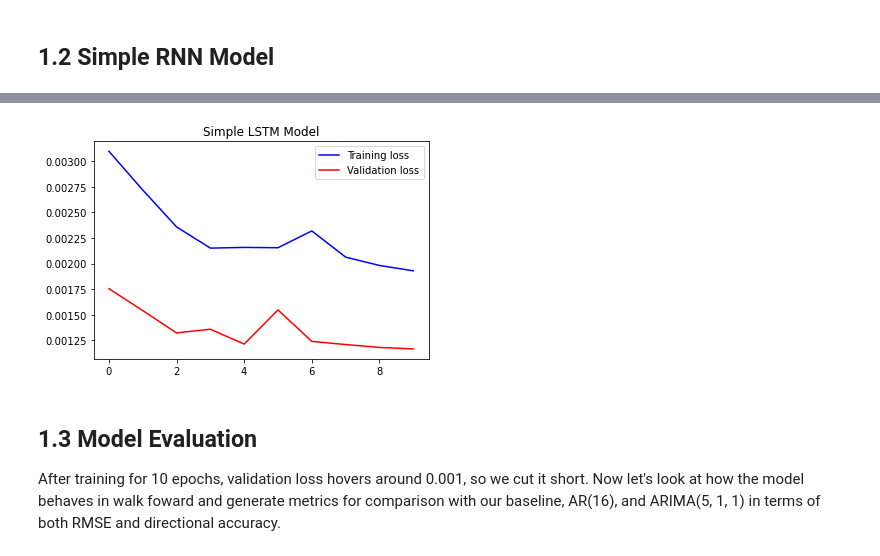
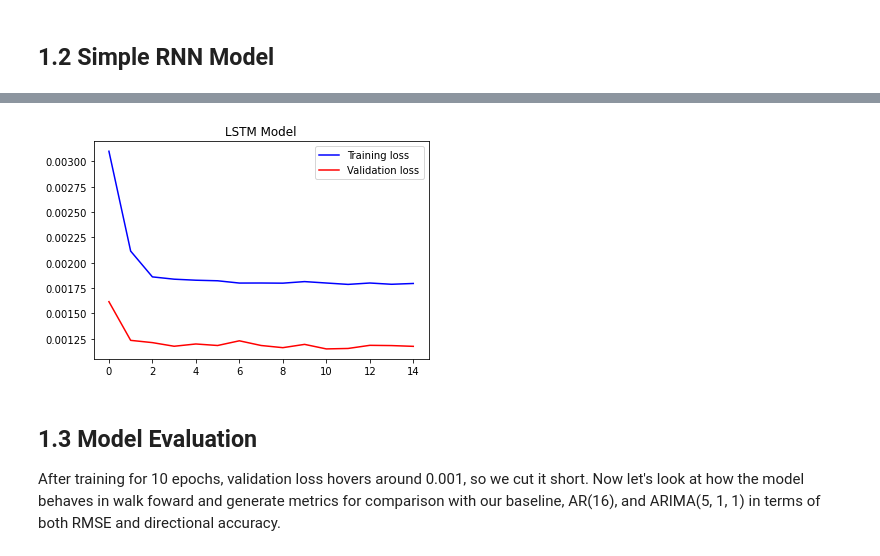
Before and after one commit to leehanchung/btc_dash, a Jupyter notebook: notebooks/03-tf_model.ipynb, the cells around one changed output, grey strips where cells are left out. Saved outputs shown, nothing was run; the diff lists cells and outputs as text; code cells hidden in the pictures.

```diff
--- a/notebooks/03-tf_model.ipynb
+++ b/notebooks/03-tf_model.ipynb
@@ -148,22 +119,8 @@ Epoch 10/10
-# %%
-def plot_train_history(history, title):
-    loss = history.history['loss']
-    val_loss = history.history['val_loss']
-
-    epochs = range(len(loss))
-
-    plt.figure()
-
-    plt.plot(epochs, loss, 'b', label='Training loss')
-    plt.plot(epochs, val_loss, 'r', label='Validation loss')
-    plt.title(title)
-    plt.legend()
-
-    plt.show()
-# %%
-plot_train_history(train_history, "Simple LSTM Model")
-# %% [output]
-[figure, removed]
+# %%
+train_val_plot = plot_train_history(history=train_history, title="LSTM Model")
+train_val_plot.show();
+# %% [output]
+[figure, added]
 # %% [markdown]
 ## 1.3 Model Evaluation
 
```
Also changed, not shown: parts of 12 cells of this notebook, 6 other files.
